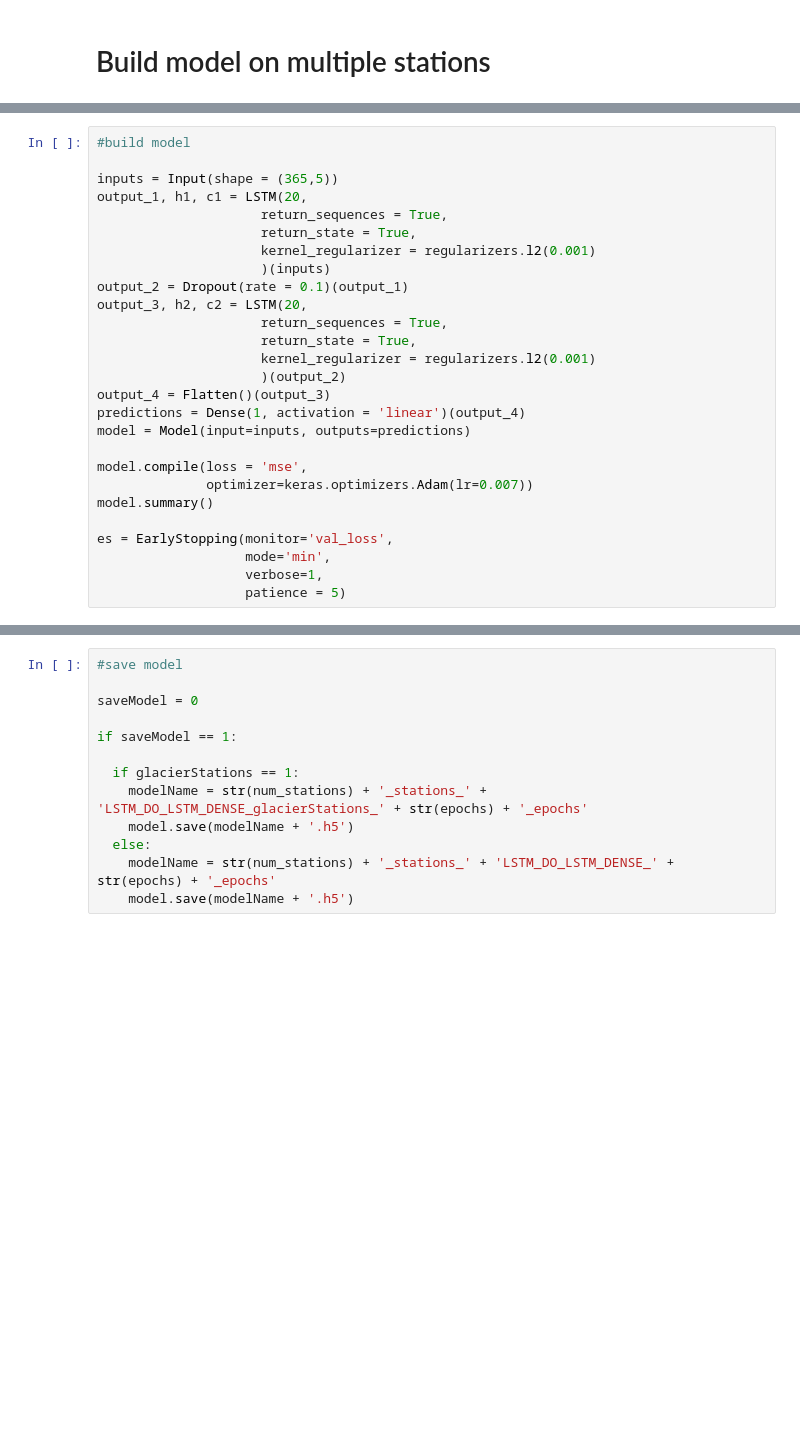
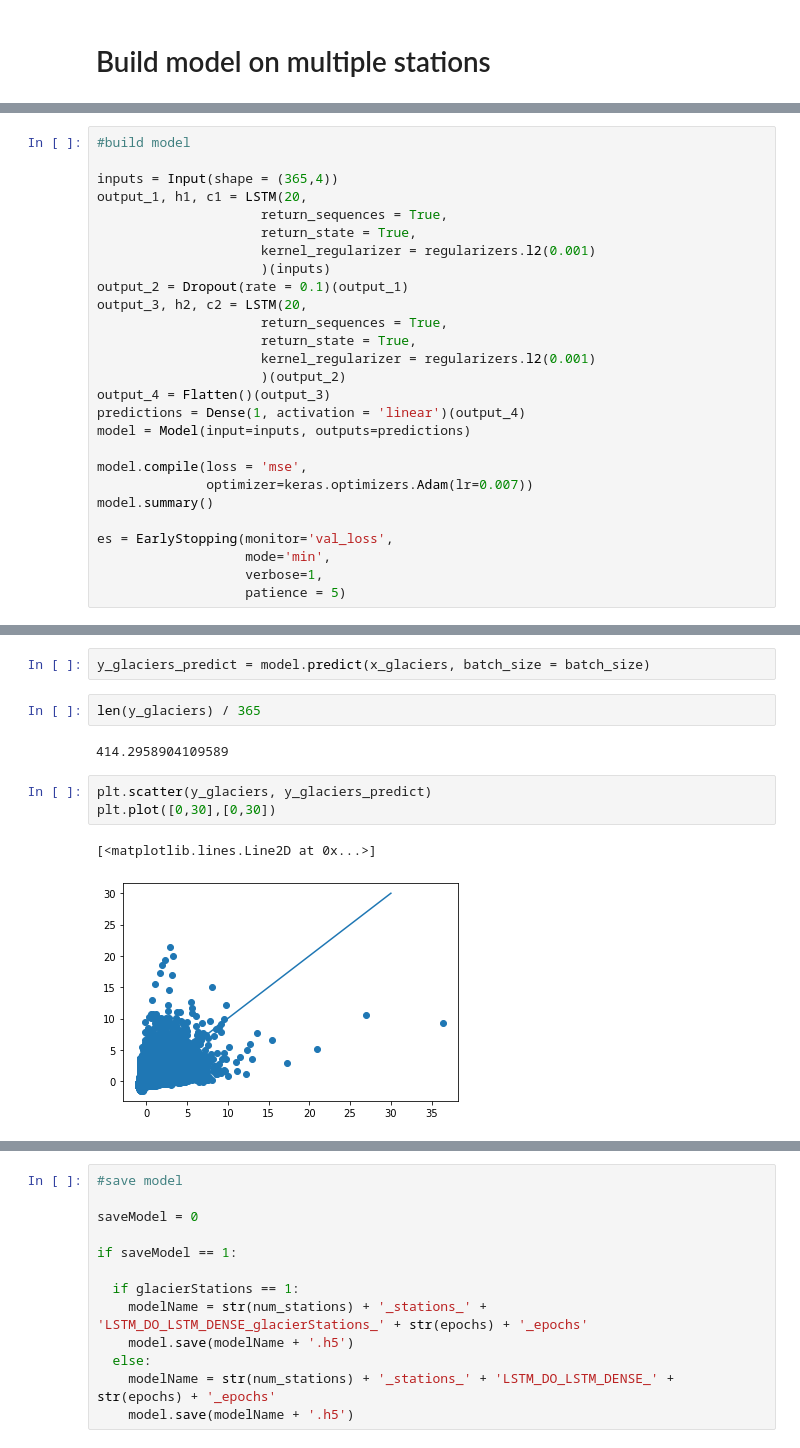
Before and after one commit to andersonsam/cnn_lstm_era, a Jupyter notebook: glacier_melt_lstm (21).ipynb, the cells around one changed output, grey strips where cells are left out. Saved outputs shown, nothing was run; the diff lists cells and outputs as text; blank space fills up the shorter version.

```diff
--- a/glacier_melt_lstm (21).ipynb
+++ b/glacier_melt_lstm (21).ipynb
@@ -519,7 +578,7 @@ plt.show()
 # %%
 #build model
 
-inputs = Input(shape = (365,5))
+inputs = Input(shape = (365,4))
 output_1, h1, c1 = LSTM(20,
                      return_sequences = True,
                      return_state = True,
@@ -596,0 +637,12 @@ Epoch 00026: early stopping
+# %%
+y_glaciers_predict = model.predict(x_glaciers, batch_size = batch_size)
+# %%
+len(y_glaciers) / 365
+# %% [output]
+414.2958904109589
+# %%
+plt.scatter(y_glaciers, y_glaciers_predict)
+plt.plot([0,30],[0,30])
+# %% [output]
+[<matplotlib.lines.Line2D at 0x...>]
+[figure, added]
```
Also changed, not shown: parts of 14 cells of this notebook.
